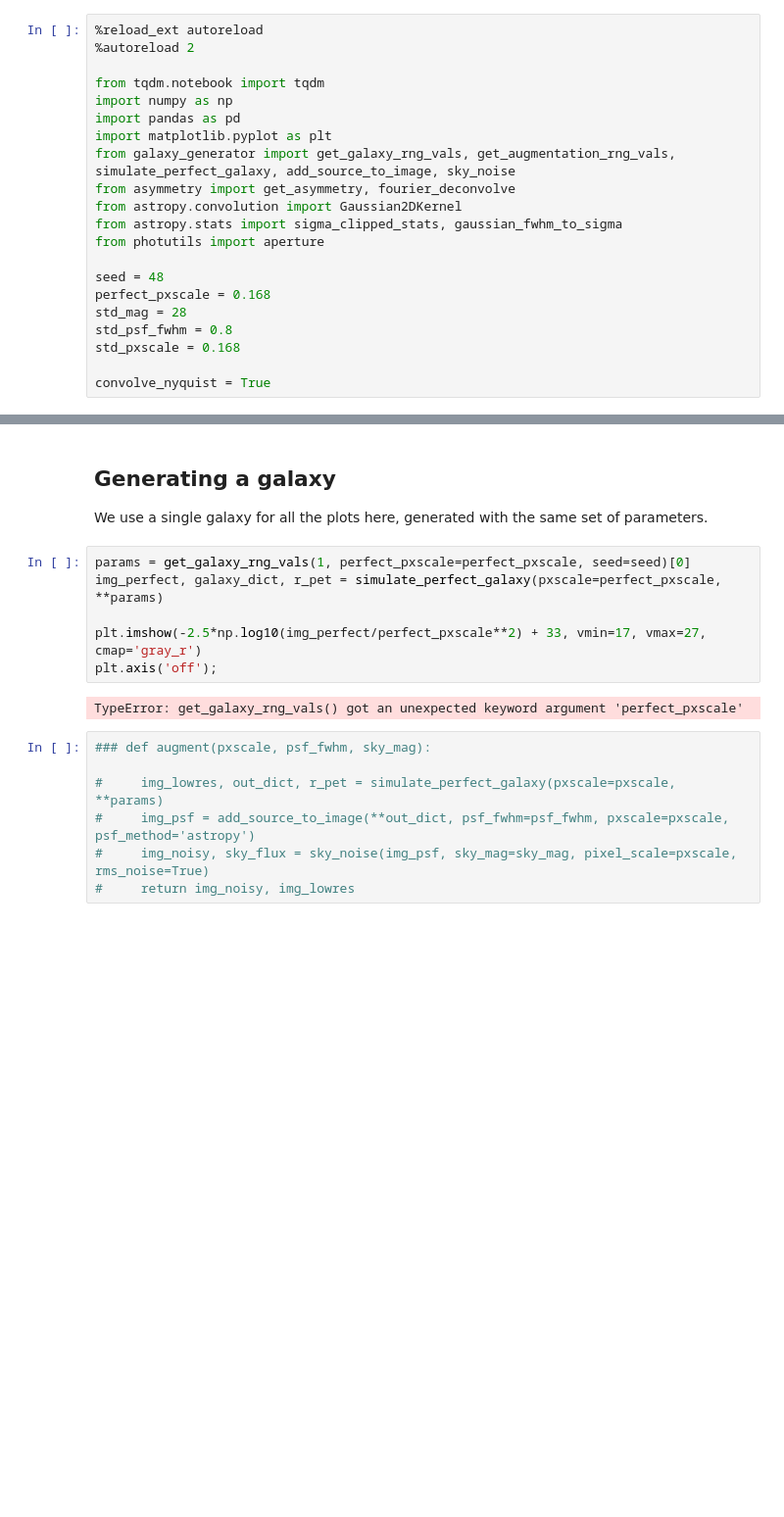
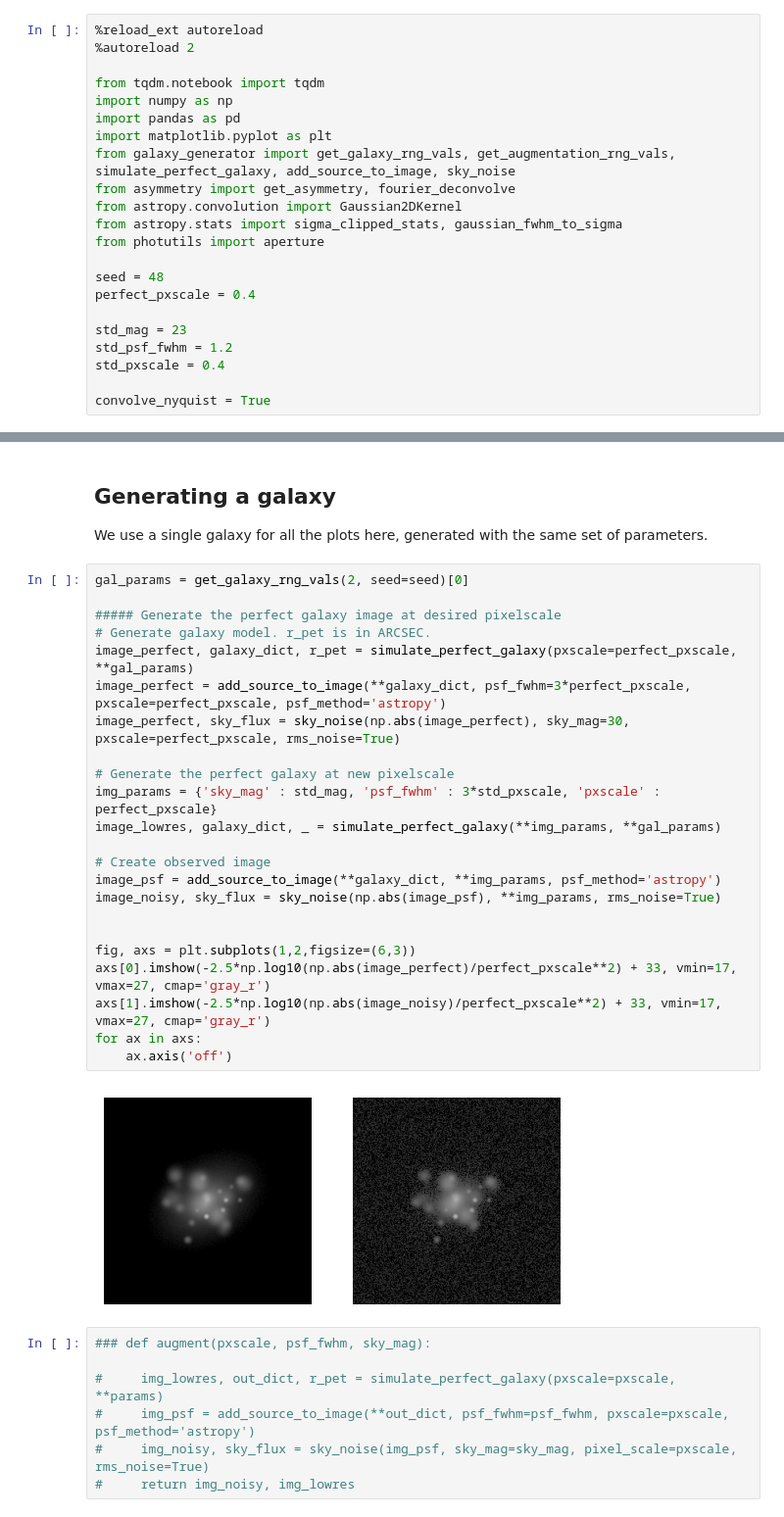
Before and after one commit to astro-nova/asymmetry, a Jupyter notebook: 10 Asymmetry Series - Final.ipynb, the cells around one changed output, grey strips where cells are left out. Shown at 98% size. Saved outputs shown, nothing was run; the diff lists cells and outputs as text; blank space fills up the shorter version.

```diff
--- a/10 Asymmetry Series - Final.ipynb
+++ b/10 Asymmetry Series - Final.ipynb
@@ -29,10 +29,11 @@ from astropy.stats import sigma_clipped_stats, gaussian_fwhm_to_sigma
 from photutils import aperture
 
 seed = 48
-perfect_pxscale = 0.168
-std_mag = 28
-std_psf_fwhm = 0.8
-std_pxscale = 0.168
+perfect_pxscale = 0.4
+
+std_mag = 23
+std_psf_fwhm = 1.2
+std_pxscale = 0.4
 
 convolve_nyquist = True
 # %%
@@ -43,13 +44,30 @@ plt.rcParams['xtick.minor.size'] = 1
 
 We use a single galaxy for all the plots here, generated with the same set of parameters.
 # %%
-params = get_galaxy_rng_vals(1, perfect_pxscale=perfect_pxscale, seed=seed)[0]
-img_perfect, galaxy_dict, r_pet = simulate_perfect_galaxy(pxscale=perfect_pxscale,  **params)
+gal_params = get_galaxy_rng_vals(2, seed=seed)[0]
 
-plt.imshow(-2.5*np.log10(img_perfect/perfect_pxscale**2) + 33, vmin=17, vmax=27, cmap='gray_r')
-plt.axis('off');
+##### Generate the perfect galaxy image at desired pixelscale
+# Generate galaxy model. r_pet is in ARCSEC.
+image_perfect, galaxy_dict, r_pet = simulate_perfect_galaxy(pxscale=perfect_pxscale,  **gal_params)
+image_perfect = add_source_to_image(**galaxy_dict, psf_fwhm=3*perfect_pxscale, pxscale=perfect_pxscale, psf_method='astropy')
+image_perfect, sky_flux = sky_noise(np.abs(image_perfect), sky_mag=30, pxscale=perfect_pxscale, rms_noise=True)
+
+# Generate the perfect galaxy at new pixelscale
+img_params = {'sky_mag' : std_mag, 'psf_fwhm' : 3*std_pxscale, 'pxscale' : perfect_pxscale}
+image_lowres, galaxy_dict, _ = simulate_perfect_galaxy(**img_params, **gal_params)
+
+# Create observed image
+image_psf = add_source_to_image(**galaxy_dict, **img_params, psf_method='astropy')
+image_noisy, sky_flux = sky_noise(np.abs(image_psf), **img_params, rms_noise=True)
+
+
+fig, axs = plt.subplots(1,2,figsize=(6,3))
+axs[0].imshow(-2.5*np.log10(np.abs(image_perfect)/perfect_pxscale**2) + 33, vmin=17, vmax=27, cmap='gray_r')
+axs[1].imshow(-2.5*np.log10(np.abs(image_noisy)/perfect_pxscale**2) + 33, vmin=17, vmax=27, cmap='gray_r')
+for ax in axs:
+    ax.axis('off')
 # %% [output]
-TypeError: get_galaxy_rng_vals() got an unexpected keyword argument 'perfect_pxscale'
+[figure, added]
 # %%
 ### def augment(pxscale, psf_fwhm, sky_mag):
 
```
Also changed, not shown: parts of 1 cell of this notebook.
